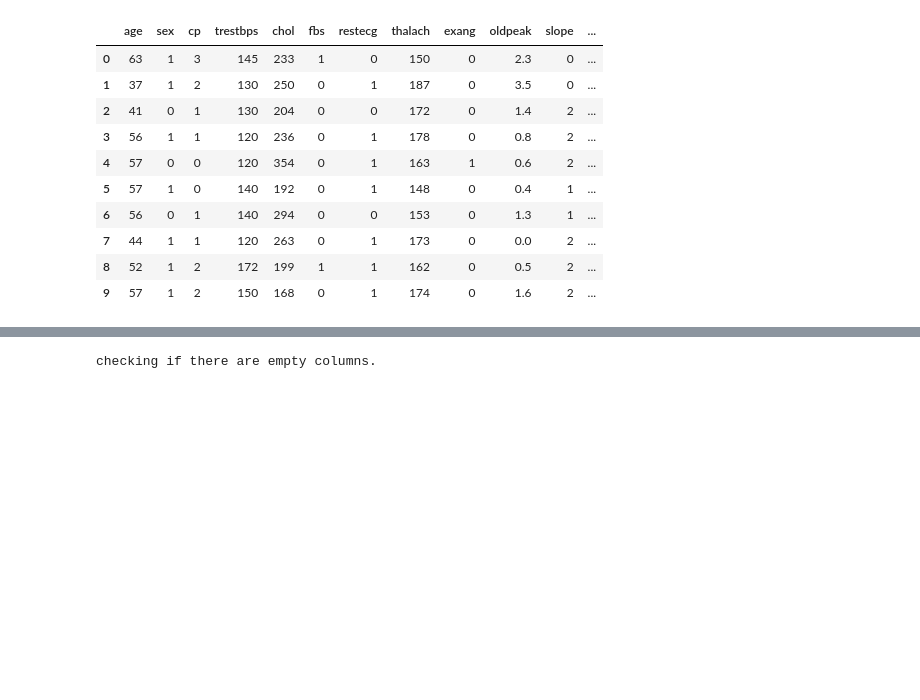
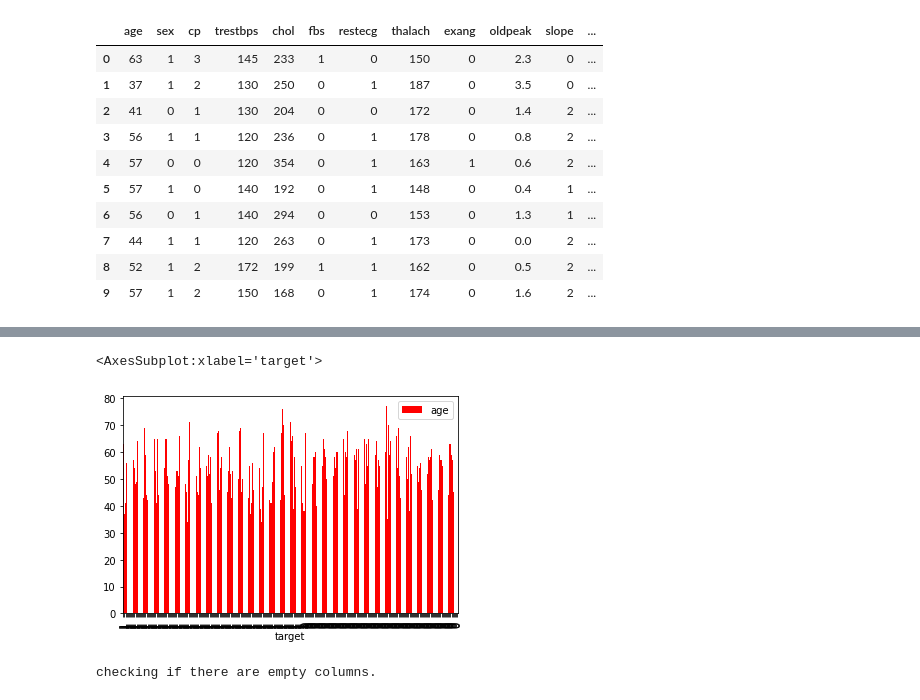
Before and after one commit to tasozgurcem11/possible-hearth-attack, a Jupyter notebook: heart-attack-classification.ipynb, the cells around one changed output, grey strips where cells are left out. Cells and saved outputs as stored; diff of their text form; code cells hidden in the pictures; blank space fills up the shorter version.

```diff
--- a/heart-attack-classification.ipynb
+++ b/heart-attack-classification.ipynb
@@ -38,3 +46,8 @@ train_df.describe()
+# %%
+train_df.plot(kind='bar', x='target', y='age', color='red')
+# %% [output]
+<AxesSubplot:xlabel='target'>
+[figure, added]
 # %%
 print('checking if there are empty columns.')
 train_df.isnull().sum()
```
Also changed, not shown: parts of 3 cells of this notebook.
